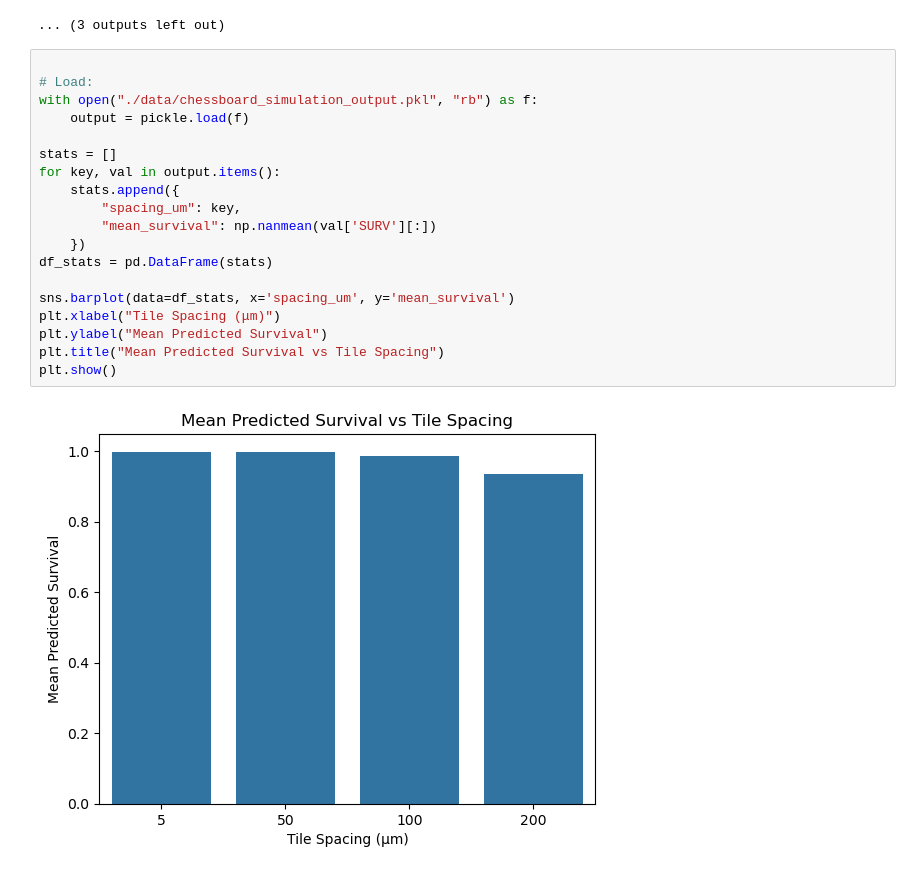
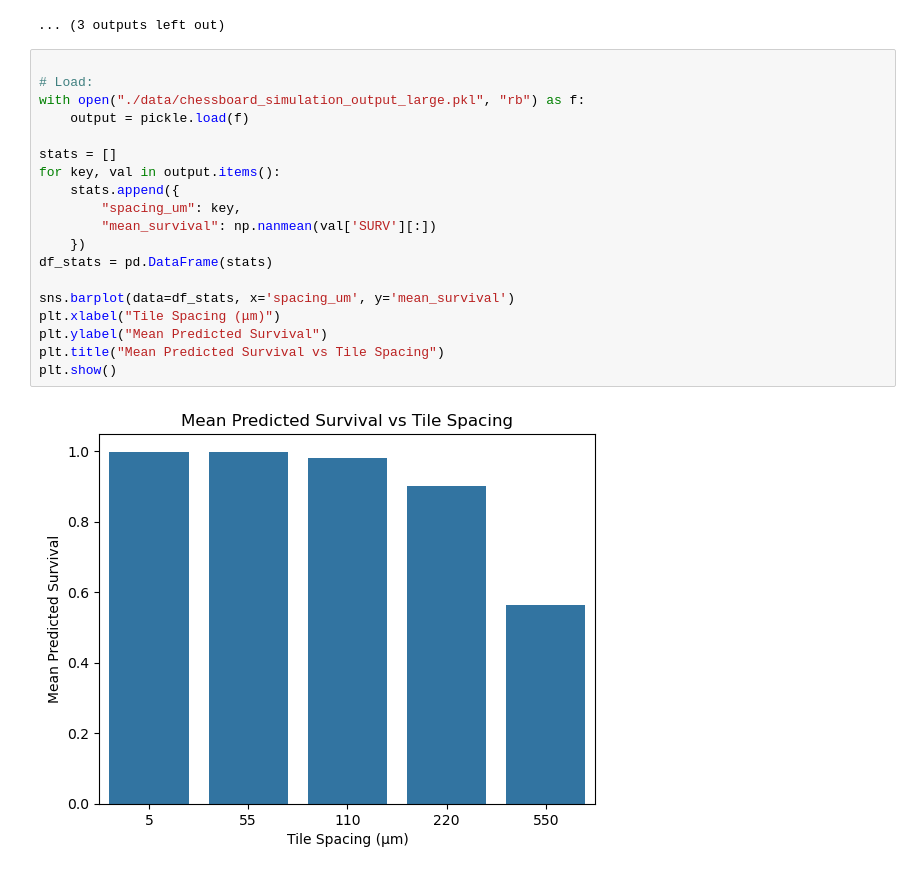
Before and after one commit to simonvanvliet/SpatialToleranceModel, a Jupyter notebook: 5_2D_model/old_2d_model_colony.ipynb, the cells around one changed output. Saved outputs shown, nothing was run; the diff lists cells and outputs as text.

```diff
--- a/5_2D_model/2_2d_model_colony.ipynb
+++ b/5_2D_model/old_2d_model_colony.ipynb
@@ -508,21 +509,21 @@ with open("./data/chessboard_simulation_output_large.pkl", "wb") as f:
 # %%
 
 # Load:
-with open("./data/chessboard_simulation_output.pkl", "rb") as f:
+with open("./data/chessboard_simulation_output_large.pkl", "rb") as f:
     output = pickle.load(f)
 
 stats = []
 for key, val in output.items():
     stats.append({
         "spacing_um": key,
         "mean_survival": np.nanmean(val['SURV'][:])
     })
 df_stats = pd.DataFrame(stats)
 
 sns.barplot(data=df_stats, x='spacing_um', y='mean_survival')
 plt.xlabel("Tile Spacing (μm)")
 plt.ylabel("Mean Predicted Survival")
 plt.title("Mean Predicted Survival vs Tile Spacing")
 plt.show()
 # %% [output]
-[figure, old version]
+[figure, new version]
```
Also changed, not shown: parts of 1 cell of this notebook, 8 other files.
